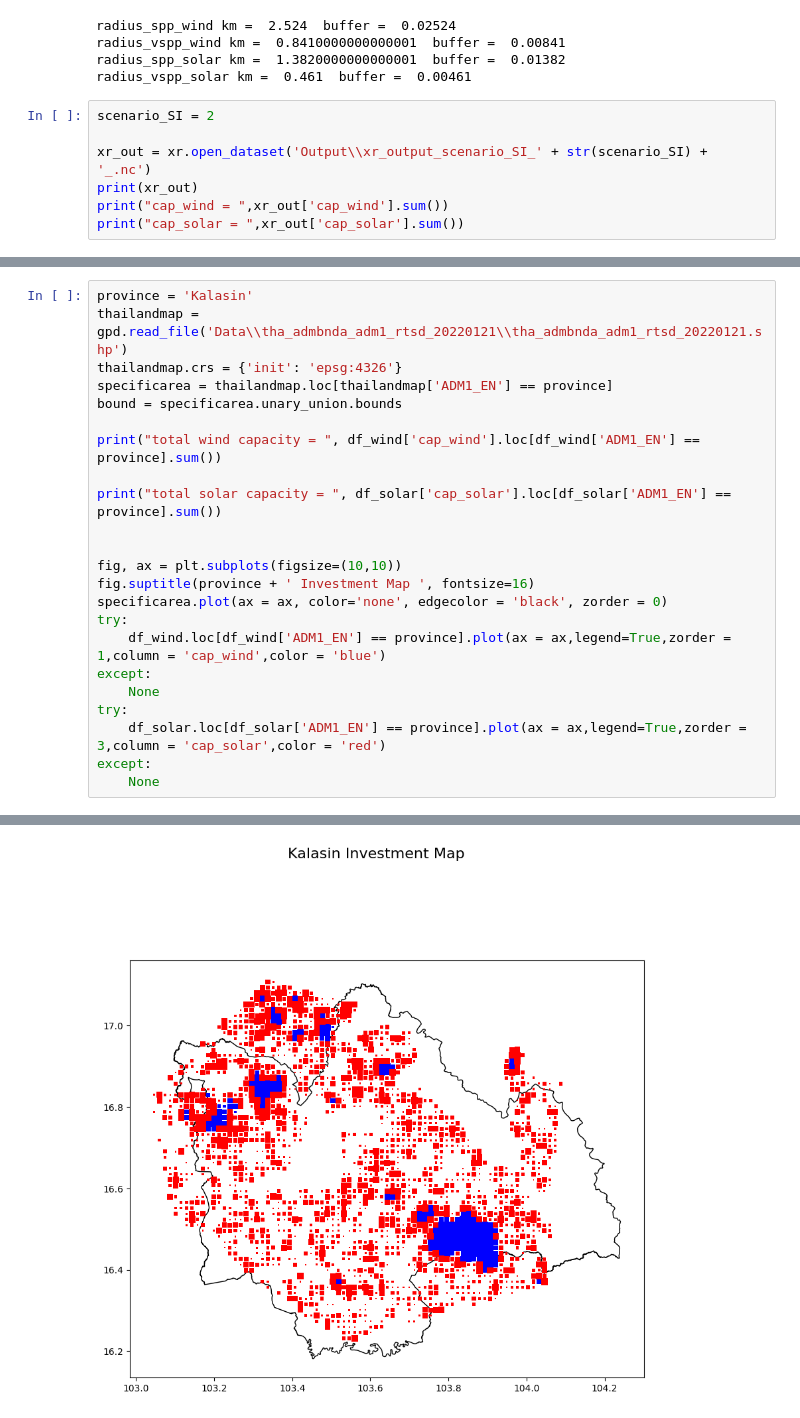
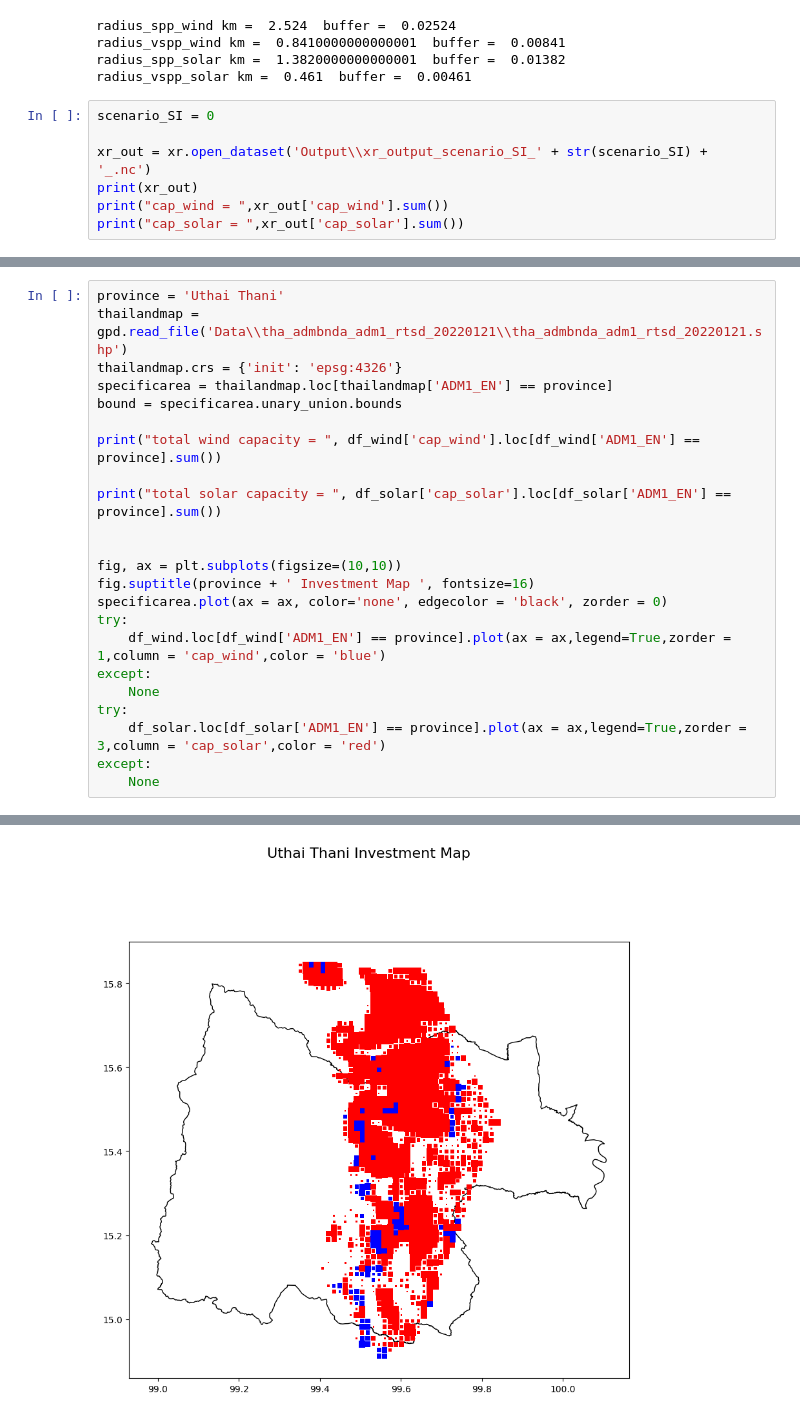
Before and after one commit to NarasetS/REPowerPlant_Siting, a Jupyter notebook: 13_SI_SitingPlant_SolarWind2_xarray.ipynb, the cells around one changed output, grey strips where cells are left out. Cells and saved outputs as stored; diff of their text form.

```diff
--- a/13_SI_SitingPlant_SolarWind2_xarray.ipynb
+++ b/13_SI_SitingPlant_SolarWind2_xarray.ipynb
@@ -30,7 +30,7 @@ radius_vspp_wind km =  0.8410000000000001  buffer =  0.00841
 radius_spp_solar km =  1.3820000000000001  buffer =  0.01382
 radius_vspp_solar km =  0.461  buffer =  0.00461
 # %%
-scenario_SI = 2
+scenario_SI = 0
 
 xr_out = xr.open_dataset('Output\\xr_output_scenario_SI_' + str(scenario_SI) + '_.nc')
 print(xr_out)
@@ -165,5 +186,5 @@ total solar capacity =  1077640.2326930491
 # %%
-province = 'Kalasin'
+province = 'Uthai Thani'
 thailandmap = gpd.read_file('Data\\tha_admbnda_adm1_rtsd_20220121\\tha_admbnda_adm1_rtsd_20220121.shp')
 thailandmap.crs = {'init': 'epsg:4326'}
 specificarea = thailandmap.loc[thailandmap['ADM1_EN'] == province]
@@ -191 +212 @@ total solar capacity =  20871.00072830733
-[figure, old version]
+[figure, new version]
```
Also changed, not shown: parts of 6 cells of this notebook, 2 other files.
